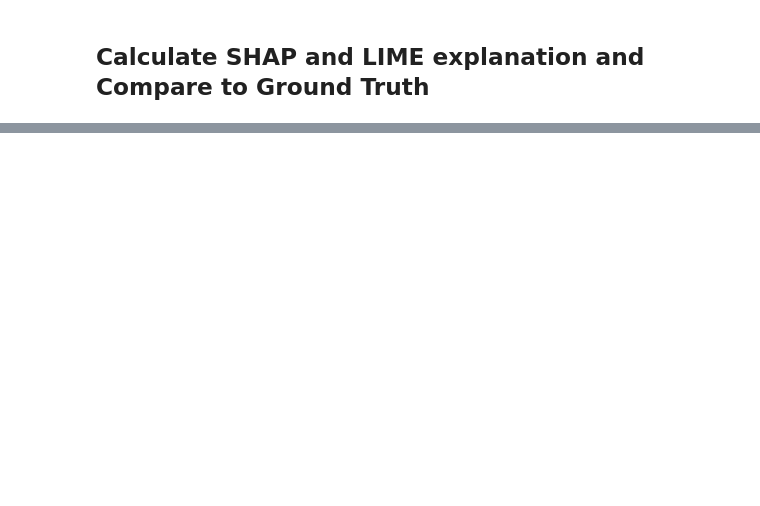
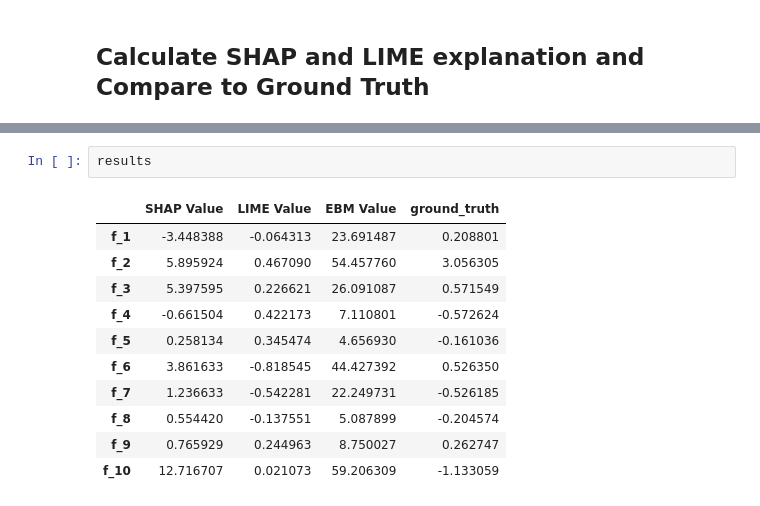
Before and after one commit to emunaran/xai-compare, a Jupyter notebook: explainer_comparison/comparison_tests/fluorescent_test.ipynb, the cells around one changed output, grey strips where cells are left out. Saved outputs shown, nothing was run; the diff lists cells and outputs as text; blank space fills up the shorter version.

```diff
--- a/explainer_comparison/comparison_tests/fluorescent_test.ipynb
+++ b/explainer_comparison/comparison_tests/fluorescent_test.ipynb
@@ -59,3 +67,17 @@ results['ground_truth'] = (X_train * model.coef_).mean()
+# %%
+results
+# %% [output]
+|  | SHAP Value | LIME Value | EBM Value | ground_truth |
+| f_1 | -3.448388 | -0.064313 | 23.691487 | 0.208801 |
+| f_2 | 5.895924 | 0.467090 | 54.457760 | 3.056305 |
+| f_3 | 5.397595 | 0.226621 | 26.091087 | 0.571549 |
+| f_4 | -0.661504 | 0.422173 | 7.110801 | -0.572624 |
+| f_5 | 0.258134 | 0.345474 | 4.656930 | -0.161036 |
+| f_6 | 3.861633 | -0.818545 | 44.427392 | 0.526350 |
+| f_7 | 1.236633 | -0.542281 | 22.249731 | -0.526185 |
+| f_8 | 0.554420 | -0.137551 | 5.087899 | -0.204574 |
+| f_9 | 0.765929 | 0.244963 | 8.750027 | 0.262747 |
+| f_10 | 12.716707 | 0.021073 | 59.206309 | -1.133059 |
 # %%
 colors = sns.color_palette("deep")
 plt.figure(figsize=(8, 6))
```
Also changed, not shown: parts of 14 cells of this notebook, 7 other files.
